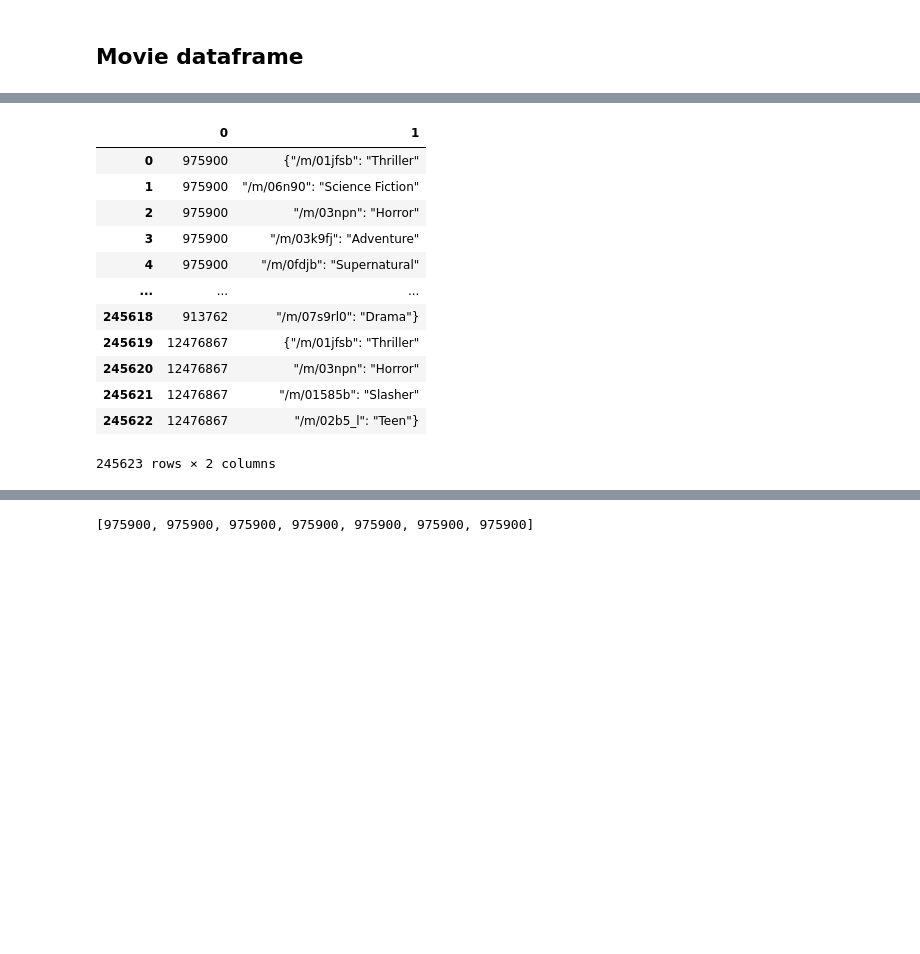
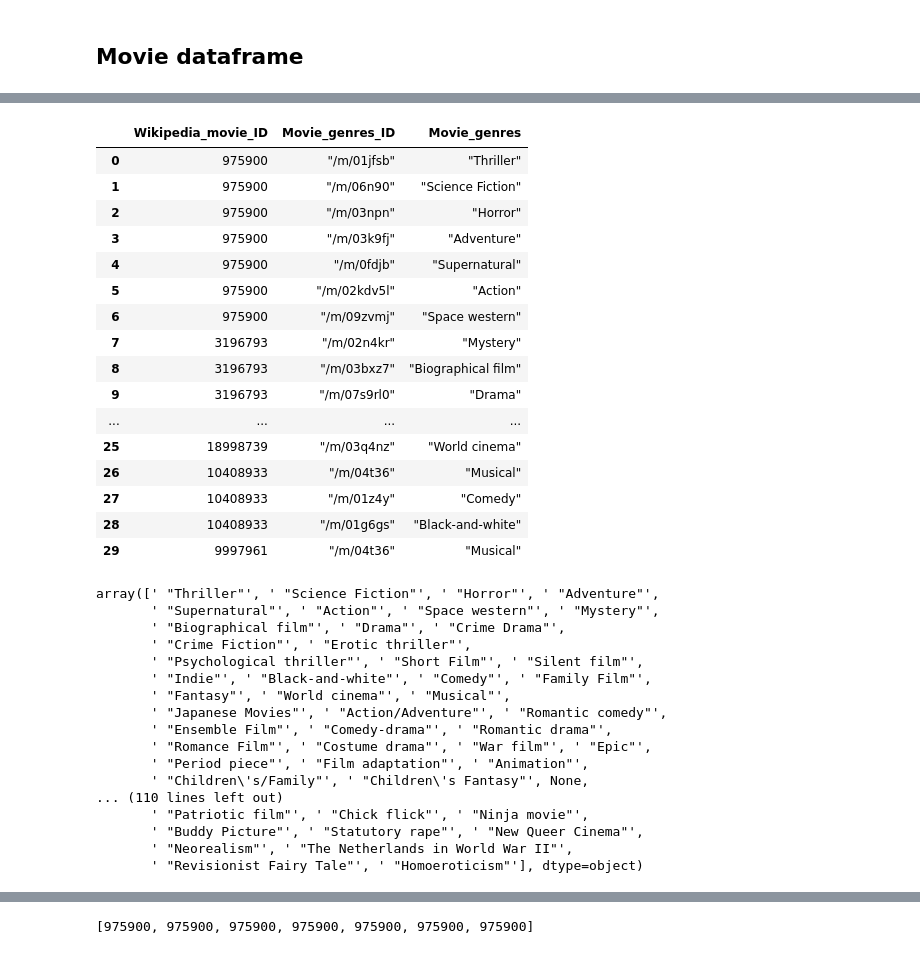
Before and after one commit to epfl-ada/ada-2023-project-thepiratesofthestreet, a Jupyter notebook: CookingPirate.ipynb, the cells around one changed output, grey strips where cells are left out. Saved outputs shown, nothing was run; the diff lists cells and outputs as text; code cells hidden in the pictures; blank space fills up the shorter version.

Commit message:
relational table with genres update

```diff
--- a/CookingPirate.ipynb
+++ b/CookingPirate.ipynb
@@ -59,38 +59,70 @@ movie.head()
 # %%
 movie['number_genres'] = movie['Movie_genres'].str.split(',',expand=True).count(axis='columns')
 movie_genre = movie[['Wikipedia_movie_ID','number_genres']]
 nb_movies = movie_genre['Wikipedia_movie_ID'].unique().size
-genres = movie['Movie_genres'].str.split(',',expand=True).fillna(0)
+genres = movie['Movie_genres'].str.split(r'{|}',expand=True).fillna(0)
+genres = genres[1].str.split(',',expand=True).fillna(0)
 L=[]
+
 for i in range(nb_movies):
     L+=[[movie_genre['Wikipedia_movie_ID'][i]]]*movie_genre['number_genres'][i]
 
 j=0
 k=0
 for i in range(nb_movies):
-    while j<17 and genres[j][i]!=0:    #get rid of 17
-      L[k+j]=L[k+j]+[genres[j][i]][
-      j+=1
+    while j<17 and genres[j][i]!=0: #get rid of 17
+        L[k+j]=L[k+j]+[genres[j][i]]
+        j+=1
     k=k+j
     j=0
 
-df_genres = pd.DataFrame(L)
+
+df_genres = pd.DataFrame(L,columns=['Wikipedia_movie_ID','Movie_genres'])
+df_genres2 = df_genres["Movie_genres"].str.split(r":",expand=True)
+df_genres = df_genres.merge(df_genres2,left_index=True,right_index=True)
+
+df_genres = df_genres.drop(columns=["Movie_genres"]).rename(columns={0: "Movie_genres_ID", 1: "Movie_genres"})
+df_genres.columns
+df_genres.head(30)
+# %% [output]
+|  | Wikipedia_movie_ID | Movie_genres_ID | Movie_genres |
+| 0 | 975900 | "/m/01jfsb" | "Thriller" |
+| 1 | 975900 | "/m/06n90" | "Science Fiction" |
+| 2 | 975900 | "/m/03npn" | "Horror" |
+| 3 | 975900 | "/m/03k9fj" | "Adventure" |
+| 4 | 975900 | "/m/0fdjb" | "Supernatural" |
+| 5 | 975900 | "/m/02kdv5l" | "Action" |
+| 6 | 975900 | "/m/09zvmj" | "Space western" |
+| 7 | 3196793 | "/m/02n4kr" | "Mystery" |
+| 8 | 3196793 | "/m/03bxz7" | "Biographical film" |
+| 9 | 3196793 | "/m/07s9rl0" | "Drama" |
+| ... | ... | ... | ... |
+| 25 | 18998739 | "/m/03q4nz" | "World cinema" |
+| 26 | 10408933 | "/m/04t36" | "Musical" |
+| 27 | 10408933 | "/m/01z4y" | "Comedy" |
+| 28 | 10408933 | "/m/01g6gs" | "Black-and-white" |
+| 29 | 9997961 | "/m/04t36" | "Musical" |
 # %%
-df_genres
+
+df_genres['Movie_genres'].unique()
 # %% [output]
-|  | 0 | 1 |
-| 0 | 975900 | {"/m/01jfsb": "Thriller" |
-| 1 | 975900 | "/m/06n90": "Science Fiction" |
-| 2 | 975900 | "/m/03npn": "Horror" |
-| 3 | 975900 | "/m/03k9fj": "Adventure" |
-| 4 | 975900 | "/m/0fdjb": "Supernatural" |
-| ... | ... | ... |
-| 245618 | 913762 | "/m/07s9rl0": "Drama"} |
-| 245619 | 12476867 | {"/m/01jfsb": "Thriller" |
-| 245620 | 12476867 | "/m/03npn": "Horror" |
-| 245621 | 12476867 | "/m/01585b": "Slasher" |
-| 245622 | 12476867 | "/m/02b5_l": "Teen"} |
-245623 rows × 2 columns
+array([' "Thriller"', ' "Science Fiction"', ' "Horror"', ' "Adventure"',
+       ' "Supernatural"', ' "Action"', ' "Space western"', ' "Mystery"',
+       ' "Biographical film"', ' "Drama"', ' "Crime Drama"',
+       ' "Crime Fiction"', ' "Erotic thriller"',
+       ' "Psychological thriller"', ' "Short Film"', ' "Silent film"',
+       ' "Indie"', ' "Black-and-white"', ' "Comedy"', ' "Family Film"',
+       ' "Fantasy"', ' "World cinema"', ' "Musical"',
+       ' "Japanese Movies"', ' "Action/Adventure"', ' "Romantic comedy"',
+       ' "Ensemble Film"', ' "Comedy-drama"', ' "Romantic drama"',
+       ' "Romance Film"', ' "Costume drama"', ' "War film"', ' "Epic"',
+       ' "Period piece"', ' "Film adaptation"', ' "Animation"',
+       ' "Children\'s/Family"', ' "Children\'s Fantasy"', None,
+... (110 lines left out)
+       ' "Patriotic film"', ' "Chick flick"', ' "Ninja movie"',
+       ' "Buddy Picture"', ' "Statutory rape"', ' "New Queer Cinema"',
+       ' "Neorealism"', ' "The Netherlands in World War II"',
+       ' "Revisionist Fairy Tale"', ' "Homoeroticism"'], dtype=object)
 # %%
 L
 # %% [output]
```
Also changed, not shown: parts of 1 cell of this notebook.
